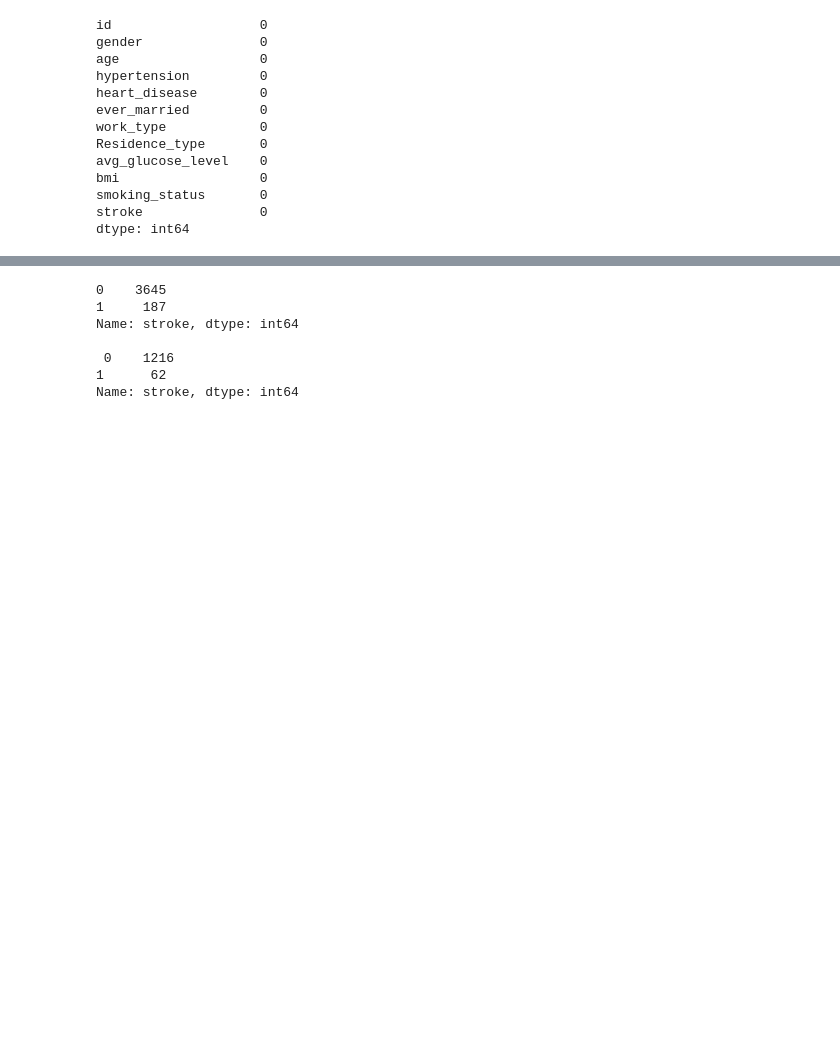
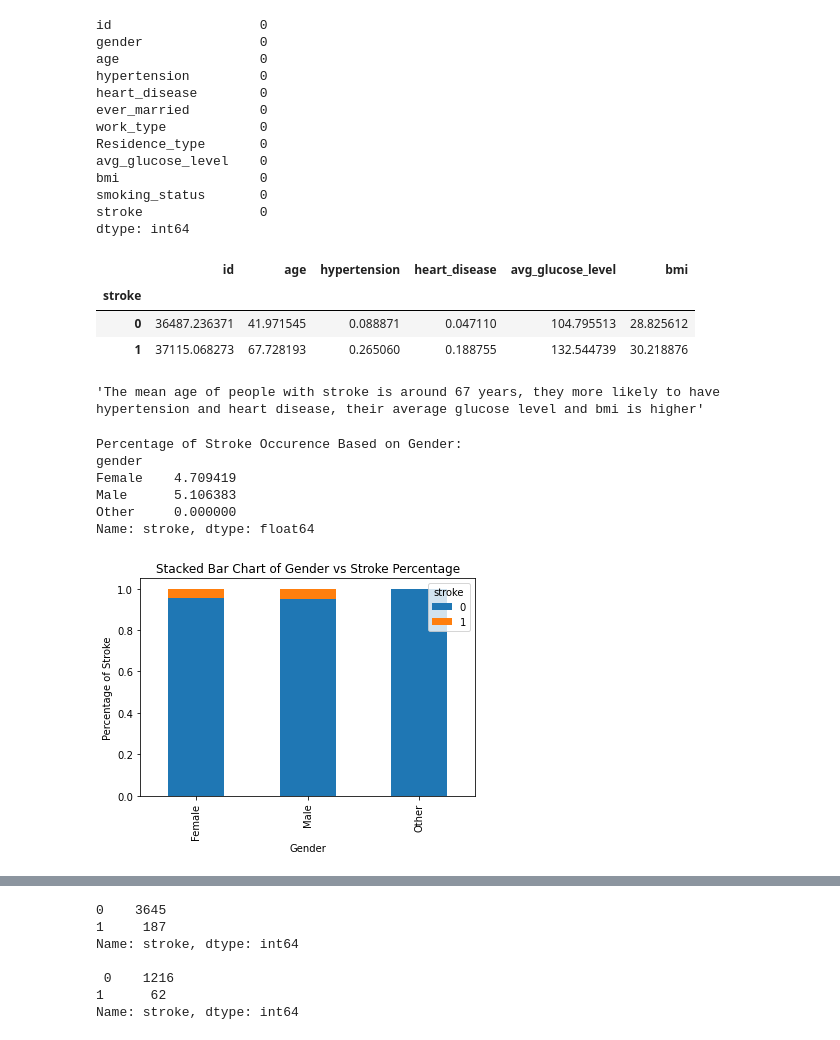
Before and after one commit to VolhaP87/Stroke_Prediction_Analysis, a Jupyter notebook: Stroke_prediction1.ipynb, the cells around one changed output, grey strips where cells are left out. Saved outputs shown, nothing was run; the diff lists cells and outputs as text; code cells hidden in the pictures; blank space fills up the shorter version.

```diff
--- a/Stroke_prediction1.ipynb
+++ b/Stroke_prediction1.ipynb
@@ -89,3 +89,32 @@ bmi                  0
 smoking_status       0
 stroke               0
 dtype: int64
+# %%
+df.groupby('stroke').mean()
+# %% [output]
+|  | id | age | hypertension | heart_disease | avg_glucose_level | bmi |
+| stroke |  |  |  |  |  |  |
+| 0 | 36487.236371 | 41.971545 | 0.088871 | 0.047110 | 104.795513 | 28.825612 |
+| 1 | 37115.068273 | 67.728193 | 0.265060 | 0.188755 | 132.544739 | 30.218876 |
+# %%
+"""The mean age of people with stroke is around 67 years, they more likely to have hypertension and heart disease, their average glucose level and bmi is higher"""
+# %% [output]
+'The mean age of people with stroke is around 67 years, they more likely to have hypertension and heart disease, their average glucose level and bmi is higher'
+# %%
+print("Percentage of Stroke Occurence Based on Gender:")
+print(df.groupby('gender')['stroke'].mean() * 100)
+print()
+table = pd.crosstab(df.gender, df.stroke)
+table.div(table.sum(1).astype(float), axis=0).plot(kind='bar', stacked=True)
+plt.title('Stacked Bar Chart of Gender vs Stroke Percentage')
+plt.xlabel('Gender')
+plt.ylabel('Percentage of Stroke')
+plt.savefig('gender_vs_stroke')
+# %% [output]
+Percentage of Stroke Occurence Based on Gender:
+gender
+Female    4.709419
+Male      5.106383
+Other     0.000000
+Name: stroke, dtype: float64
+[figure, added]
```
Also changed, not shown: parts of 36 cells of this notebook.
